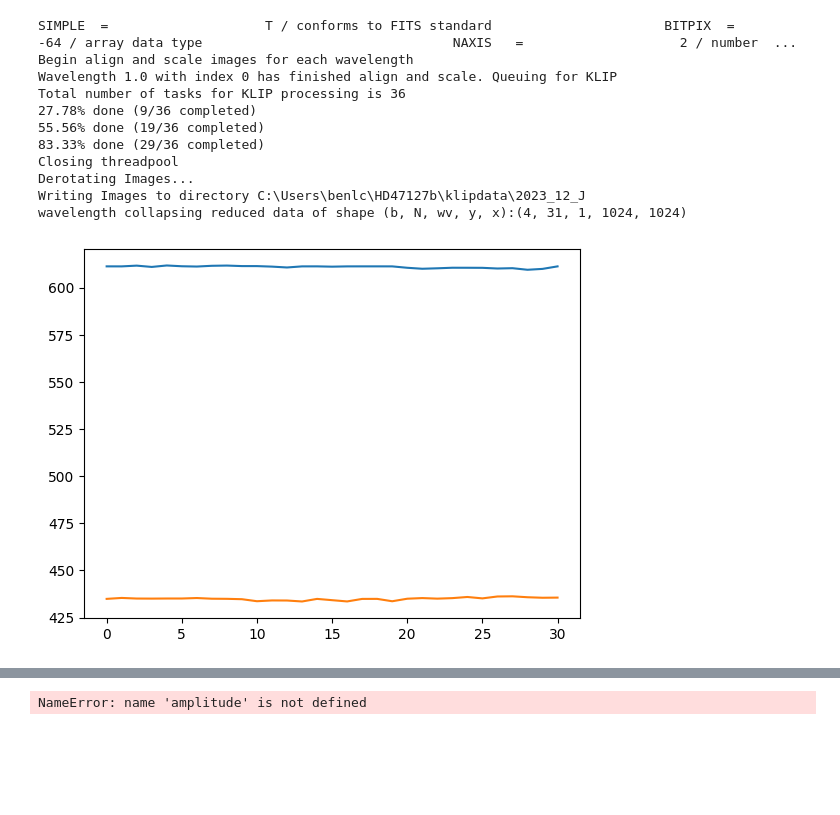
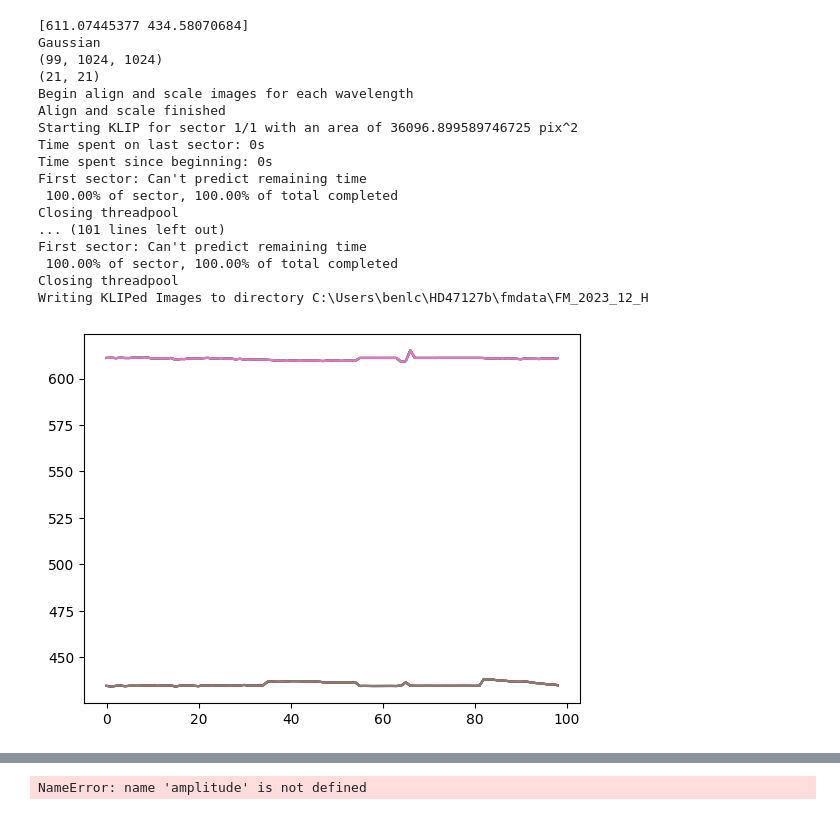
Before and after one commit to benlchang/HD47127-b-ADI, a Jupyter notebook: HD47127_ADI.ipynb, the cells around one changed output, grey strips where cells are left out. Saved outputs shown, nothing was run; the diff lists cells and outputs as text; code cells hidden in the pictures; blank space fills up the shorter version.

```diff
--- a/HD47127_ADI.ipynb
+++ b/HD47127_ADI.ipynb
@@ -48,8 +48,7 @@ def makeGaussian(size, amplitude = 1, fwhm = 3, center=None):
 
     return amplitude * np.exp(-4*np.log(2) * ((x-x0)**2 + (y-y0)**2) / fwhm**2)
 
-gaussian = makeGaussian(size=120, amplitude=30, fwhm=5)
-#fits.writeto('gaussian_psf.fits', gaussian, overwrite=True)
+gaussian = makeGaussian(size=120, amplitude=30, fwhm=5.5)
 gaussian_base_signal = np.matrix.sum(np.matrix(gaussian))
 # %%
 #returns median of aligned images to use as PSF
@@ -83,7 +82,6 @@ def ADI_getImages(flist, xdim, ydim):
     ctrs= np.zeros((len(flist),2))
     parangs = np.zeros((len(flist)))
 
-    print(fits.getheader(flist[0]))
     boxrad = 3
     cx, cy = 612, 436
     b, t, l, r = cy - boxrad, cy + boxrad, cx - boxrad, cx + boxrad
@@ -129,18 +127,18 @@ def ADI_getImages(flist, xdim, ydim):
 
         parangs[i] = head['PARANG']
 
-    ydat, xdat = np.indices(rawcube[0].shape)
-    for i in range(len(flist)):
-        rawTemp = np.copy(rawcube[i])
-        cx, cy = ctrs[i]
+    # ydat, xdat = np.indices(rawcube[0].shape)
+    # for i in range(len(flist)):
+    #     rawTemp = np.copy(rawcube[i])
+    #     cx, cy = ctrs[i]
 
-        rawTemp[int(cy),int(cx)] = np.nan
-        fits.writeto(f'../rawPlusCenters/2023_12_J/new{i}.fits', rawTemp, overwrite=True)
+    #     rawTemp[int(cy),int(cx)] = np.nan
+    #     fits.writeto(f'../rawPlusCenters/2023_12_J/new{i}.fits', rawTemp, overwrite=True)
 
-        rawTemp[b,l:r], rawTemp[t,l:r], rawTemp[b:t, l], rawTemp[b:t, r] = np.nan, np.nan, np.nan, np.nan
-        distance_from_center = np.sqrt((xdat - cx)**2 + (ydat-cy)**2)
-        rawTemp[np.where(distance_from_center <= 3)] = np.nan
-        fits.writeto(f'../rawPlusCenters/2023_12_J/n{i}.fits', rawTemp, overwrite=True)
+    #     rawTemp[b,l:r], rawTemp[t,l:r], rawTemp[b:t, l], rawTemp[b:t, r] = np.nan, np.nan, np.nan, np.nan
+    #     distance_from_center = np.sqrt((xdat - cx)**2 + (ydat-cy)**2)
+    #     rawTemp[np.where(distance_from_center <= 3)] = np.nan
+    #     fits.writeto(f'../rawPlusCenters/2023_12_J/n{i}.fits', rawTemp, overwrite=True)
 
     # distance_from_center = np.sqrt((xdat - ctrs[0][0])**2 + (ydat-ctrs[0][1])**2)
     # medcube = np.nanmedian(rawcube, axis=0)
@@ -260,7 +258,7 @@ def injectFakePlanets(flist, stellar_flux):
     return input_planet_fluxes, seps, dataset.wcs
 
 #Forward-Modeling
-def forwardmodel(flist, psflist=None, gaussian=None):
+def forwardmodel(flist, psflist=None, gaussian=None, fwhm=3):
     datacube, ctrs, parangs = ADI_getImages(flist, 1024, 1024)
     dataset = GenericData(datacube, ctrs, IWA=6, parangs=parangs)
 
@@ -292,11 +290,11 @@ def forwardmodel(flist, psflist=None, gaussian=None):
     fm_class = fmpsf.FMPlanetPSF(fm_psf_stamp.shape, numbasis, guesssep, guesspa, guessflux, fm_psf_stamp,
                              input_wvs = np.unique(dataset.wvs), flux_conversion = [1]*datacube.shape[0])
 
-    outputdir = "../fmdata/FM_2023_12_Kshort"
+    outputdir = "../fmdata/FM_2023_12_H"
 
     """   ___CHANGE THIS___   """
 
-    prefix = "hd47127-12-2023-Kshort"
+    prefix = f'fwhm={fwhm}'
     annulus_bounds = [[guesssep-15, guesssep+15]]
     subsections = 1
     padding = 0
@@ -306,50 +304,63 @@ def forwardmodel(flist, psflist=None, gaussian=None):
                 annuli=annulus_bounds, subsections=subsections, padding=padding, movement=movement)
 
 #   ___CHANGE THIS___   """
 
-#datadir = '../rawdata/2023_12_H/'
-datadir = '../rawdata/2023_12_J/'
+datadir = '../rawdata/2023_12_H/'
+#datadir = '../rawdata/2023_12_J/'
 #datadir = '../rawdata/2023_02_H/'
 #datadir = '../rawdata/2023_12_CH4long/'
 #datadir = '../rawdata/2023_12_CH4short/'
 #datadir = '../rawdata/2023_12_Kshort/'
 #datadir = '../rawdata/DEWARPED_2021_04_CH4short/'
 flist = sorted(glob.glob(datadir + '*.fits'), reverse=True)
 #psflist = sorted(glob.glob(psfdir + '*.fits'))
-gaussian = makeGaussian(size=120, amplitude=30, fwhm=5)
-#fits.writeto('gaussian_psf.fits', gaussian, overwrite=True)
-gaussian_base_signal = np.matrix.sum(np.matrix(gaussian))
+
+fwhm = [3, 3.5, 4, 4.5, 5, 5.5, 6, 6.5, 7]
+#J: fwhm=5.5
+#H: fwhm=5.5, a =
+
+for val in fwhm:
+    gaussian = makeGaussian(size=120, amplitude=30, fwhm=val)
+    #fits.writeto('gaussian_psf.fits', gaussian, overwrite=True)
+    gaussian_base_signal = np.matrix.sum(np.matrix(gaussian))
+    forwardmodel(flist, gaussian=gaussian, fwhm=val)
 
 
 #ADI_getImages(flist, 1024, 1024)
     #2023_12_H a=30 fwhm=5
     #2023_12_J a=60 fwhm=4
     #2023_12_CH4short a=60 fwhm=4
     #2023_12_Kshort a=25 fwhm=5
     #2023_02_H a=125 fwhm=4
 
-flist_adi, cen = ADI_NIRC2(flist)
+#flist_adi, cen = ADI_NIRC2(flist)
 #diskForwardmodel(flist, psflist)
 #forwardmodel(flist, psflist)
 #ADI_getImages(flist, 1024, 1024)
 #ADI_NIRC2(flist)
 #cADI_NIRC2(flist)
-#forwardmodel(flist, gaussian=gaussian)
+# forwardmodel(flist, gaussian=gaussian)
 #flist_adi, cen = ADI_NIRC2(flist)
 #input_planet_fluxes, seps, wcs = injectFakePlanets(flist, 179300000)
 # %% [output]
-SIMPLE  =                    T / conforms to FITS standard                      BITPIX  =                  -64 / array data type                                NAXIS   =                    2 / number  ...
+[611.07445377 434.58070684]
+Gaussian
+(99, 1024, 1024)
+(21, 21)
 Begin align and scale images for each wavelength
-Wavelength 1.0 with index 0 has finished align and scale. Queuing for KLIP
-Total number of tasks for KLIP processing is 36
-27.78% done (9/36 completed)
-55.56% done (19/36 completed)
-83.33% done (29/36 completed)
+Align and scale finished
+Starting KLIP for sector 1/1 with an area of 36096.899589746725 pix^2
+Time spent on last sector: 0s
+Time spent since beginning: 0s
+First sector: Can't predict remaining time
+ 100.00% of sector, 100.00% of total completed
 Closing threadpool
-Derotating Images...
-Writing Images to directory C:\Users\benlc\HD47127b\klipdata\2023_12_J
-wavelength collapsing reduced data of shape (b, N, wv, y, x):(4, 31, 1, 1024, 1024)
+... (101 lines left out)
+First sector: Can't predict remaining time
+ 100.00% of sector, 100.00% of total completed
+Closing threadpool
+Writing KLIPed Images to directory C:\Users\benlc\HD47127b\fmdata\FM_2023_12_H
-[figure, old version]
+[figure, new version]
 # %%
 def processFMObject(output_prefix):
     #next step:
```
Also changed, not shown: parts of 2 cells of this notebook.
